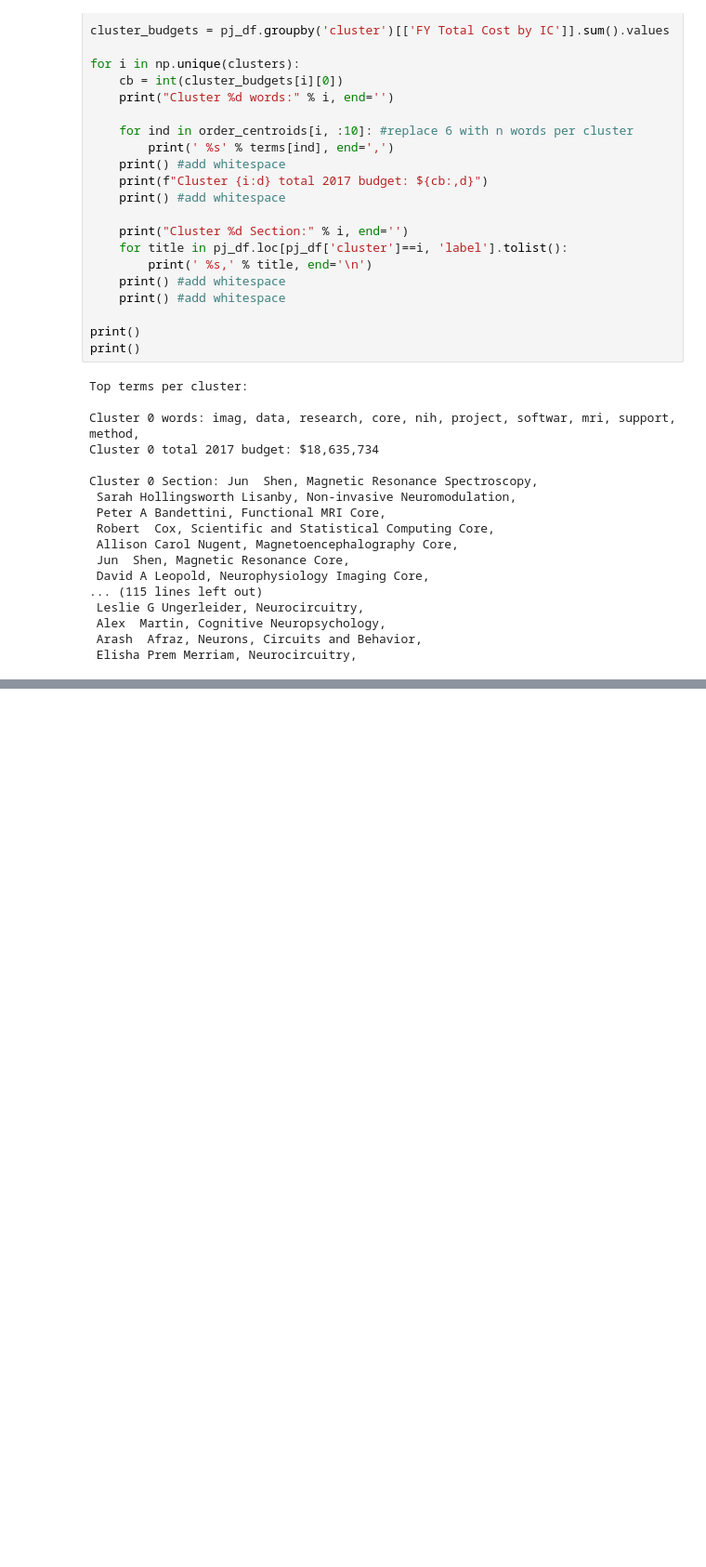
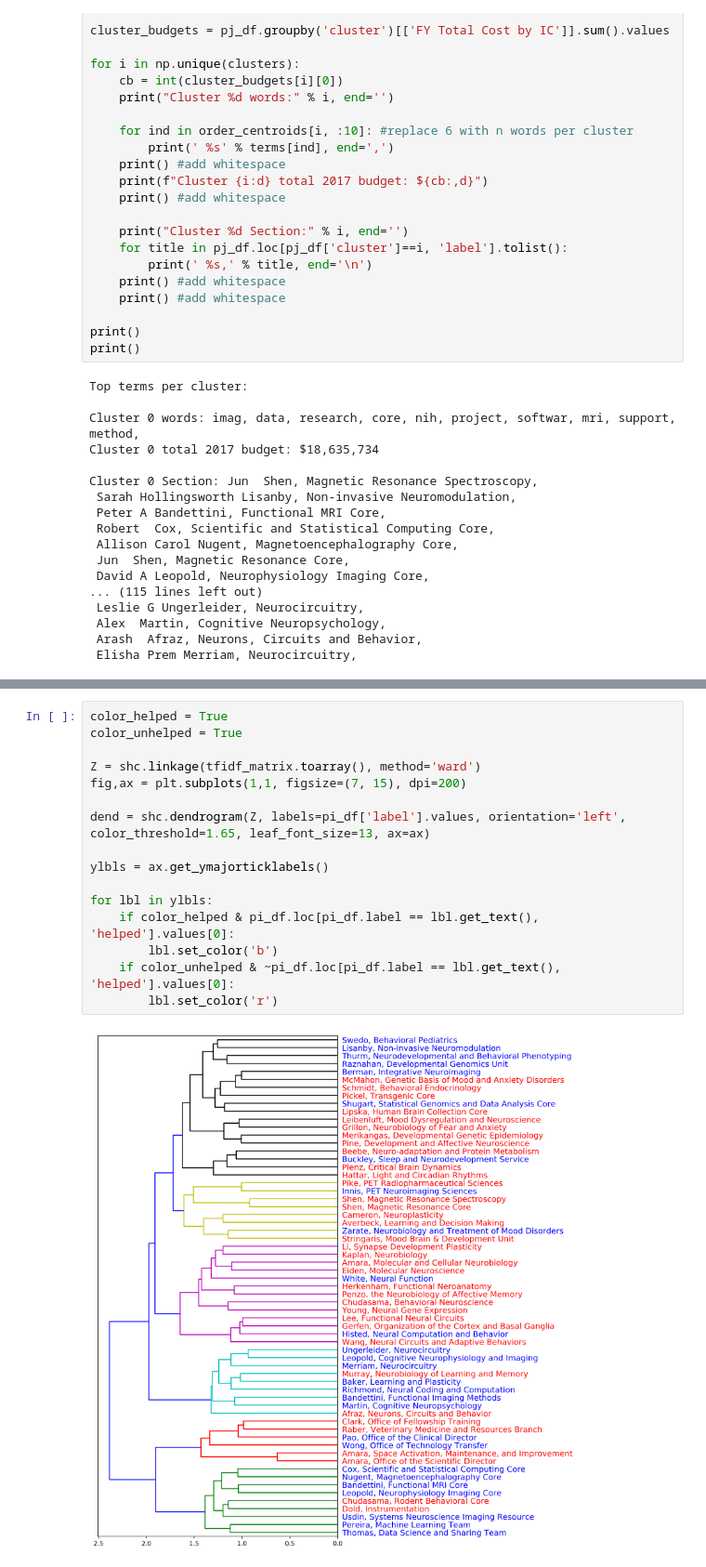
Before and after one commit to nih-fmrif/nimh_irp_clustering, a Jupyter notebook: notebooks/cluster_IRP_labs.ipynb, the cells around one changed output, grey strips where cells are left out. Shown at 93% size. Saved outputs shown, nothing was run; the diff lists cells and outputs as text; blank space fills up the shorter version.

```diff
--- a/notebooks/cluster_IRP_labs.ipynb
+++ b/notebooks/cluster_IRP_labs.ipynb
@@ -360,0 +477,18 @@ Cluster 0 Section: Jun  Shen, Magnetic Resonance Spectroscopy,
+# %%
+color_helped = True
+color_unhelped = True
+
+Z = shc.linkage(tfidf_matrix.toarray(), method='ward')
+fig,ax = plt.subplots(1,1, figsize=(7, 15), dpi=200)
+
+dend = shc.dendrogram(Z, labels=pi_df['label'].values, orientation='left', color_threshold=1.65, leaf_font_size=13, ax=ax)
+
+ylbls = ax.get_ymajorticklabels()
+
+for lbl in ylbls:
+    if color_helped & pi_df.loc[pi_df.label == lbl.get_text(), 'helped'].values[0]:
+        lbl.set_color('b')
+    if color_unhelped & ~pi_df.loc[pi_df.label == lbl.get_text(), 'helped'].values[0]:
+        lbl.set_color('r')
+# %% [output]
+[figure, added]
```
Also changed, not shown: parts of 18 cells of this notebook, 3 other files.
